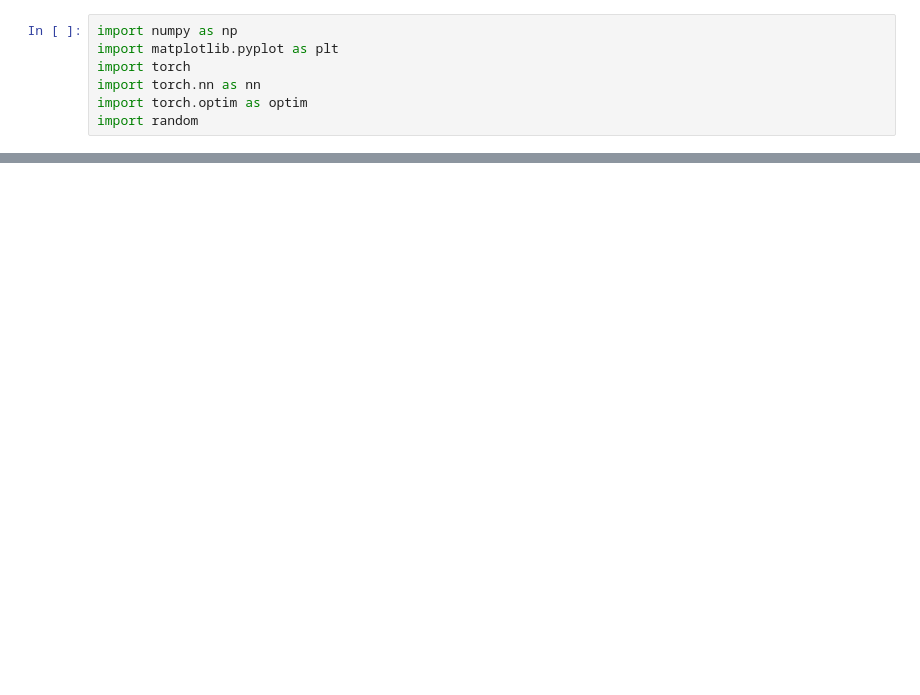
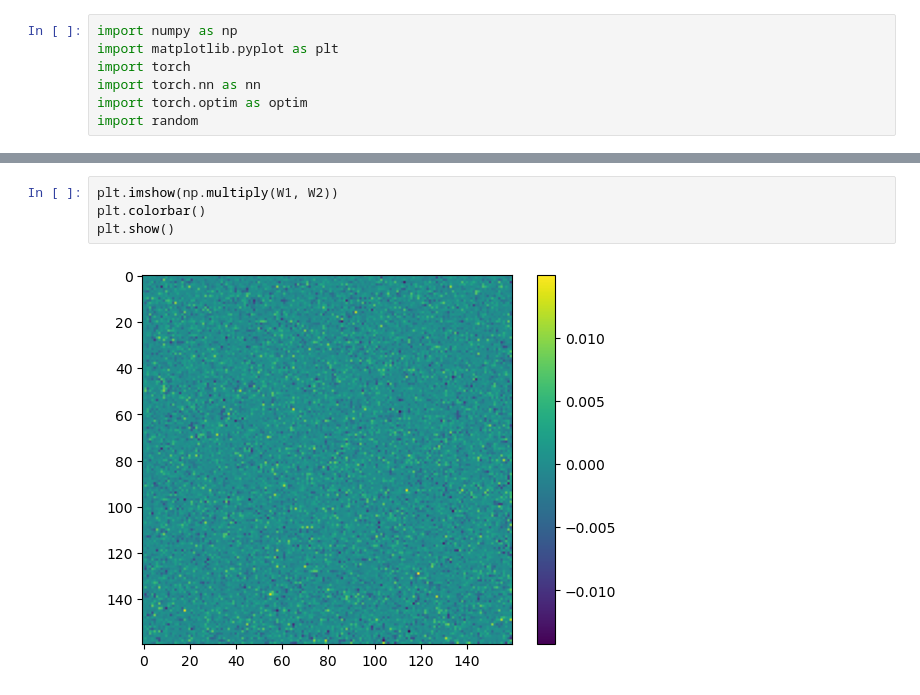
Before and after one commit to TajwarC/NN-Interpretation, a Jupyter notebook: examples/example.ipynb, the cells around one changed output, grey strips where cells are left out. Cells and saved outputs as stored; diff of their text form; blank space fills up the shorter version.

```diff
--- a/examples/example.ipynb
+++ b/examples/example.ipynb
@@ -110,0 +178,6 @@ plt.show()
+# %%
+plt.imshow(np.multiply(W1, W2))
+plt.colorbar()
+plt.show()
+# %% [output]
+[figure, added]
```
Also changed, not shown: parts of 18 cells of this notebook, 2 other files.
